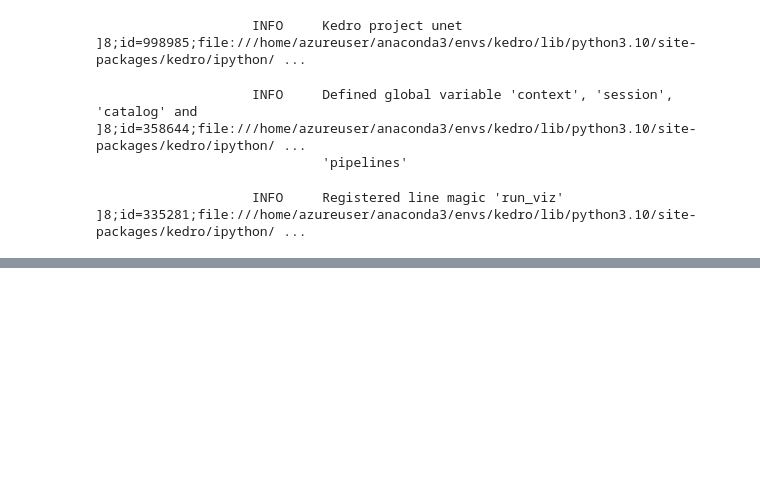
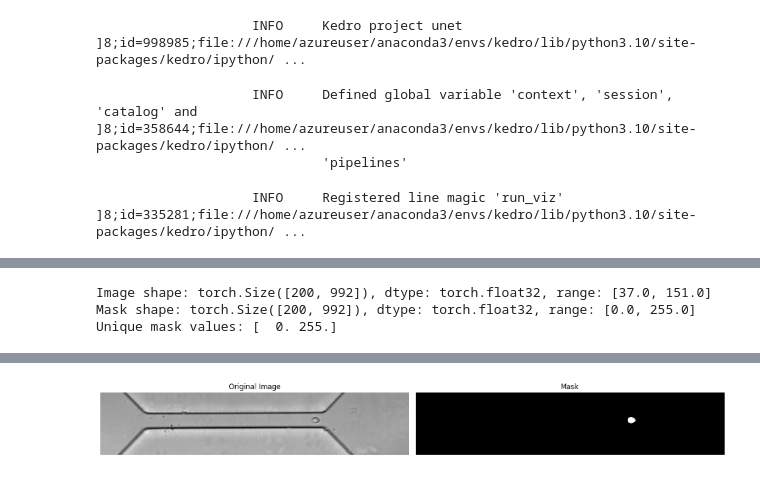
Before and after one commit to gavinlouuu-kpt/unet-kedro, a Jupyter notebook: notebooks/unet_0.0.1.ipynb, the cells around one changed output, grey strips where cells are left out. Cells and saved outputs as stored; diff of their text form; code cells hidden in the pictures; blank space fills up the shorter version.

Commit message:
working image mask pairing node

```diff
--- a/notebooks/unet_0.0.1.ipynb
+++ b/notebooks/unet_0.0.1.ipynb
@@ -108,0 +132,3 @@ Mask shape: (200, 992)
+# %%
+segmentation_dataset = catalog.load("segmentation_dataset")
+print(segmentation_dataset)
@@ -108,0 +138,31 @@ Mask shape: (200, 992)
+# %%
+import numpy as np
+# Get the first image and mask
+image, mask = segmentation_dataset[0]
+
+# Print debug information
+print(f"Image shape: {image.shape}, dtype: {image.dtype}, range: [{image.min()}, {image.max()}]")
+print(f"Mask shape: {mask.shape}, dtype: {mask.dtype}, range: [{mask.min()}, {mask.max()}]")
+print(f"Unique mask values: {np.unique(mask)}")
+
+# Plot side by side
+plt.figure(figsize=(15, 3))
+
+# Original image
+plt.subplot(1, 2, 1)
+plt.imshow(image.squeeze(), cmap='gray')
+plt.title('Original Image')
+plt.axis('off')
+
+# Mask
+plt.subplot(1, 2, 2)
+plt.imshow(mask.squeeze(), cmap='gray')  # Using gray colormap for mask
+plt.title('Mask')
+plt.axis('off')
+
+plt.tight_layout()
+plt.show()
+# %% [output]
+Image shape: torch.Size([200, 992]), dtype: torch.float32, range: [37.0, 151.0]
+Mask shape: torch.Size([200, 992]), dtype: torch.float32, range: [0.0, 255.0]
+Unique mask values: [  0. 255.]
@@ -108,0 +170 @@ Mask shape: (200, 992)
+[figure, added]
```
Also changed, not shown: parts of 6 cells of this notebook, 9 other files.
